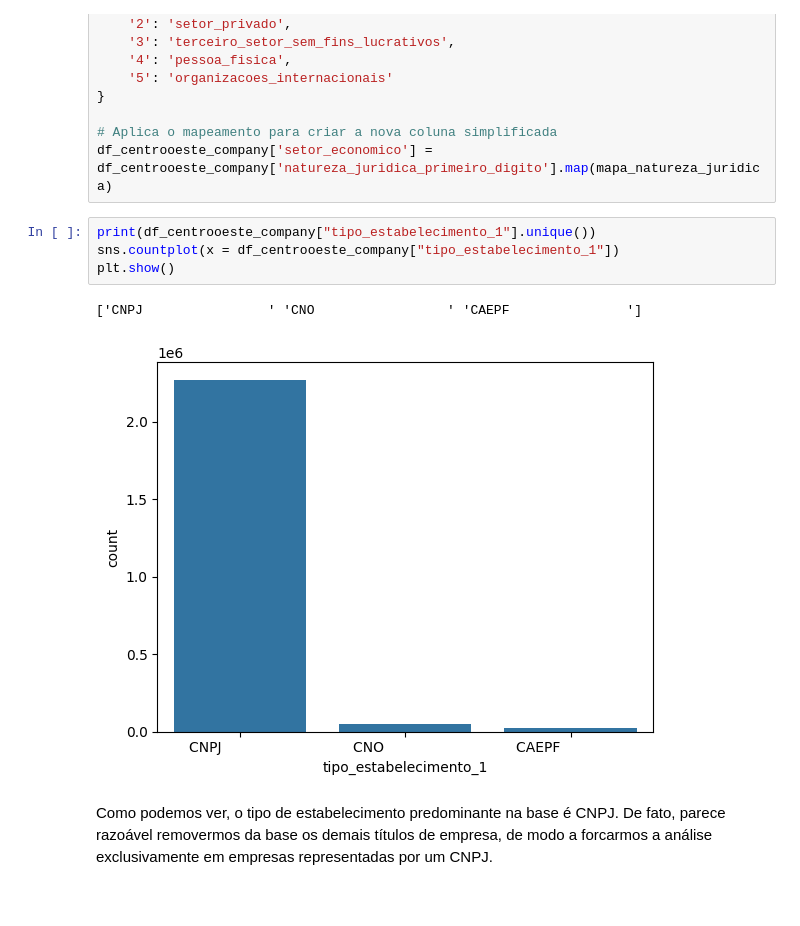
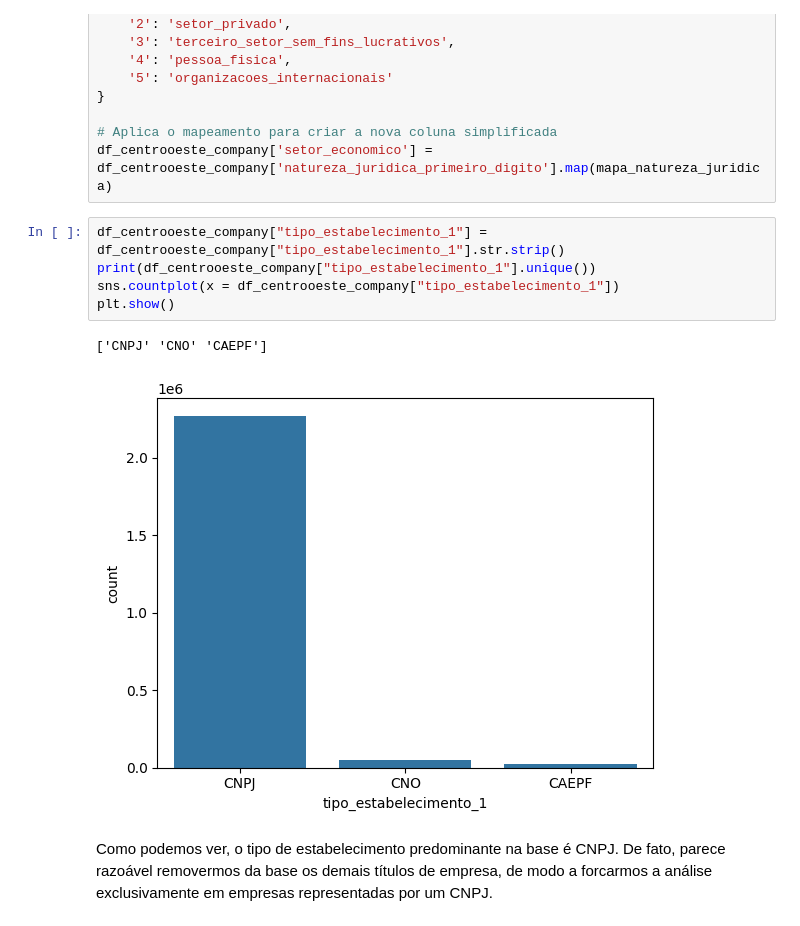
Before and after one commit to nhilariosilva/rais_analysis, a Jupyter notebook: Rais - Limpeza dados.ipynb, the cells around one changed output. Cells and saved outputs as stored; diff of their text form.

```diff
--- a/Rais - Limpeza dados.ipynb
+++ b/Rais - Limpeza dados.ipynb
@@ -298,12 +374,13 @@ mapa_natureza_juridica = {
 # Aplica o mapeamento para criar a nova coluna simplificada
 df_centrooeste_company['setor_economico'] = df_centrooeste_company['natureza_juridica_primeiro_digito'].map(mapa_natureza_juridica)
 # %%
+df_centrooeste_company["tipo_estabelecimento_1"] = df_centrooeste_company["tipo_estabelecimento_1"].str.strip()
 print(df_centrooeste_company["tipo_estabelecimento_1"].unique())
 sns.countplot(x = df_centrooeste_company["tipo_estabelecimento_1"])
 plt.show()
 # %% [output]
-['CNPJ                ' 'CNO                 ' 'CAEPF               ']
+['CNPJ' 'CNO' 'CAEPF']
-[figure, old version]
+[figure, new version]
 # %% [markdown]
 Como podemos ver, o tipo de estabelecimento predominante na base é CNPJ. De fato, parece razoável removermos da base os demais títulos de empresa, de modo a forcarmos a análise exclusivamente em empresas representadas por um CNPJ.
 # %%
```
Also changed, not shown: parts of 28 cells of this notebook, 1 other file.
